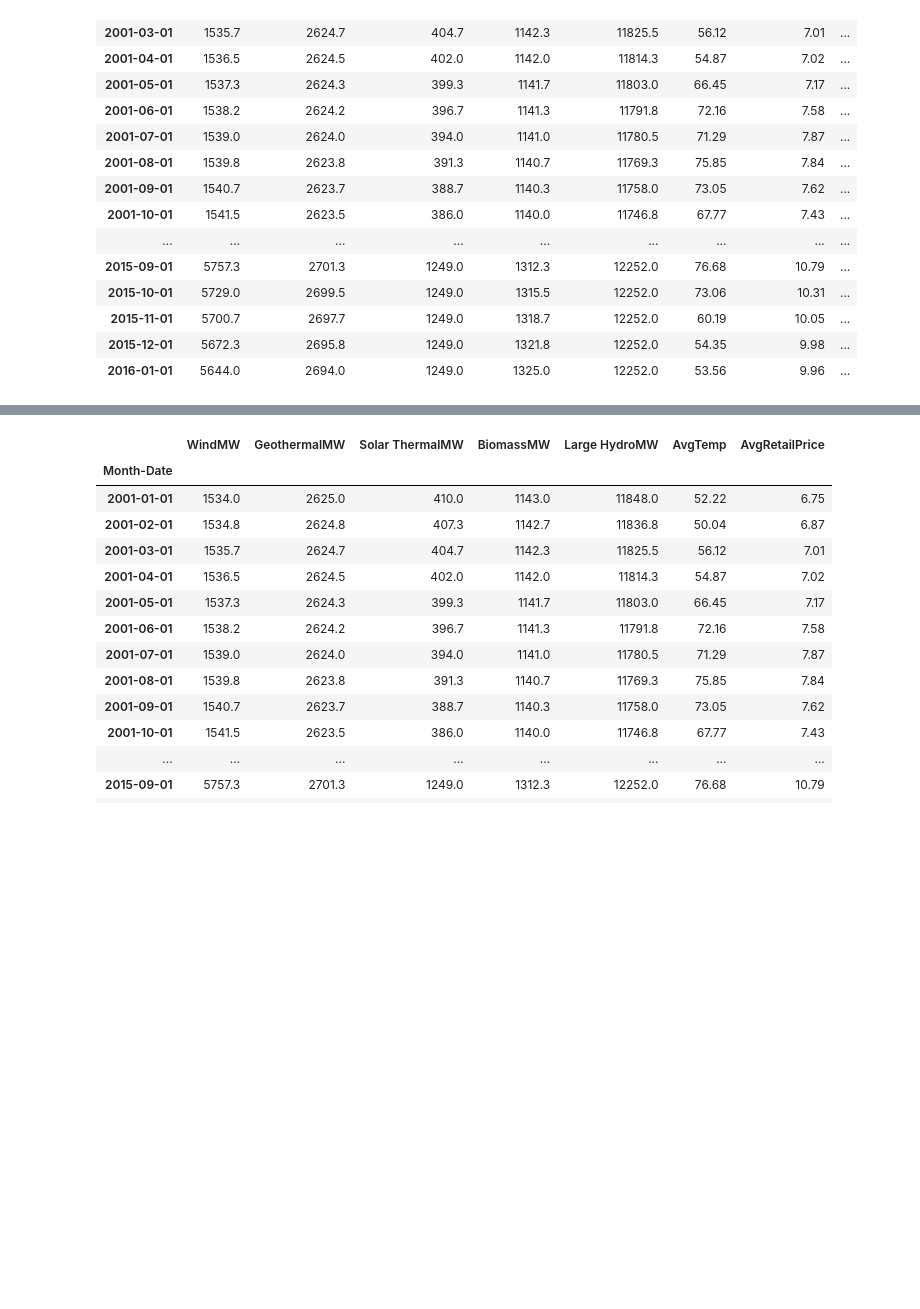
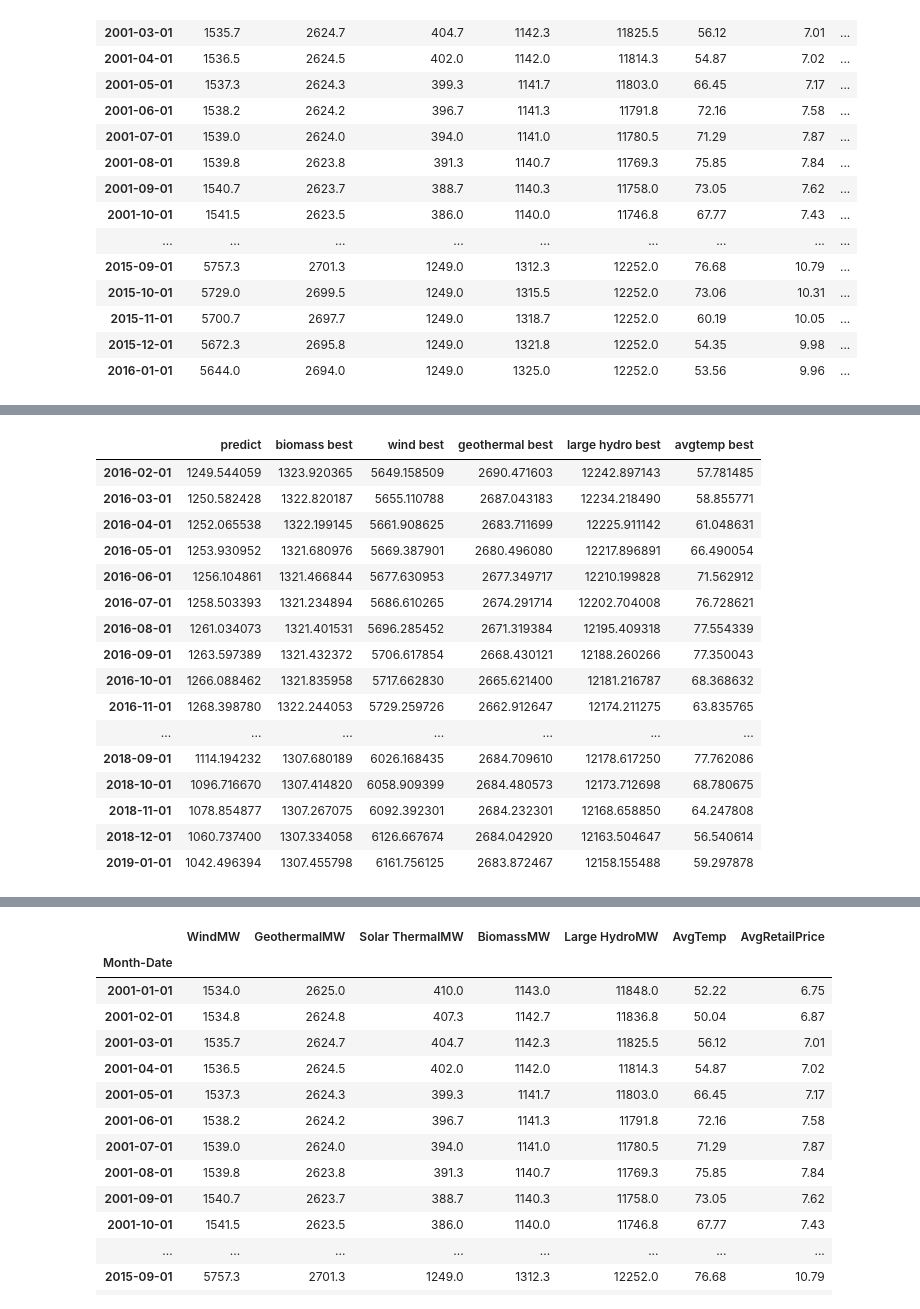
Before and after one commit to priyaggarwal/TimeSeries, a Jupyter notebook: EPP Final .ipynb, the cells around one changed output, grey strips where cells are left out. Saved outputs shown, nothing was run; the diff lists cells and outputs as text; code cells hidden in the pictures; blank space fills up the shorter version.

```diff
--- a/EPP Final .ipynb
+++ b/EPP Final .ipynb
@@ -926,2 +929,23 @@ pylab.show()
+# %%
+#model_preds = model_preds.drop(['predict biomass', 'predict biomass2'], axis=1)
+model_preds
+# %% [output]
+|  | predict | biomass best | wind best | geothermal best | large hydro best | avgtemp best |
+| 2016-02-01 | 1249.544059 | 1323.920365 | 5649.158509 | 2690.471603 | 12242.897143 | 57.781485 |
+| 2016-03-01 | 1250.582428 | 1322.820187 | 5655.110788 | 2687.043183 | 12234.218490 | 58.855771 |
+| 2016-04-01 | 1252.065538 | 1322.199145 | 5661.908625 | 2683.711699 | 12225.911142 | 61.048631 |
+| 2016-05-01 | 1253.930952 | 1321.680976 | 5669.387901 | 2680.496080 | 12217.896891 | 66.490054 |
+| 2016-06-01 | 1256.104861 | 1321.466844 | 5677.630953 | 2677.349717 | 12210.199828 | 71.562912 |
+| 2016-07-01 | 1258.503393 | 1321.234894 | 5686.610265 | 2674.291714 | 12202.704008 | 76.728621 |
+| 2016-08-01 | 1261.034073 | 1321.401531 | 5696.285452 | 2671.319384 | 12195.409318 | 77.554339 |
+| 2016-09-01 | 1263.597389 | 1321.432372 | 5706.617854 | 2668.430121 | 12188.260266 | 77.350043 |
+| 2016-10-01 | 1266.088462 | 1321.835958 | 5717.662830 | 2665.621400 | 12181.216787 | 68.368632 |
+| 2016-11-01 | 1268.398780 | 1322.244053 | 5729.259726 | 2662.912647 | 12174.211275 | 63.835765 |
+| ... | ... | ... | ... | ... | ... | ... |
+| 2018-09-01 | 1114.194232 | 1307.680189 | 6026.168435 | 2684.709610 | 12178.617250 | 77.762086 |
+| 2018-10-01 | 1096.716670 | 1307.414820 | 6058.909399 | 2684.480573 | 12173.712698 | 68.780675 |
+| 2018-11-01 | 1078.854877 | 1307.267075 | 6092.392301 | 2684.232301 | 12168.658850 | 64.247808 |
+| 2018-12-01 | 1060.737400 | 1307.334058 | 6126.667674 | 2684.042920 | 12163.504647 | 56.540614 |
+| 2019-01-01 | 1042.496394 | 1307.455798 | 6161.756125 | 2683.872467 | 12158.155488 | 59.297878 |
 # %%
 #model_preds = model_preds.iloc[:,:-1]
```
Also changed, not shown: parts of 26 cells of this notebook, 1 other file.
